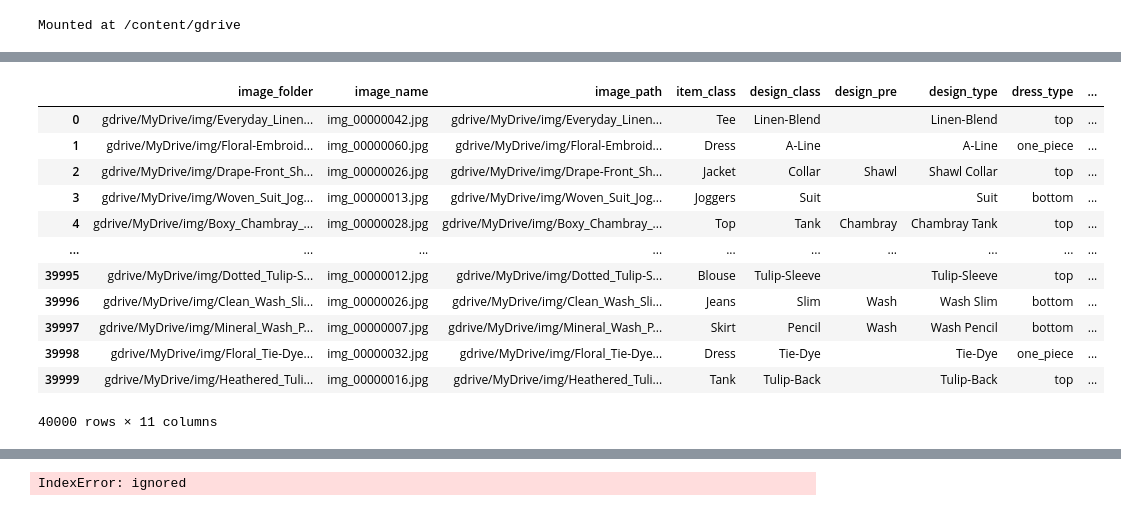
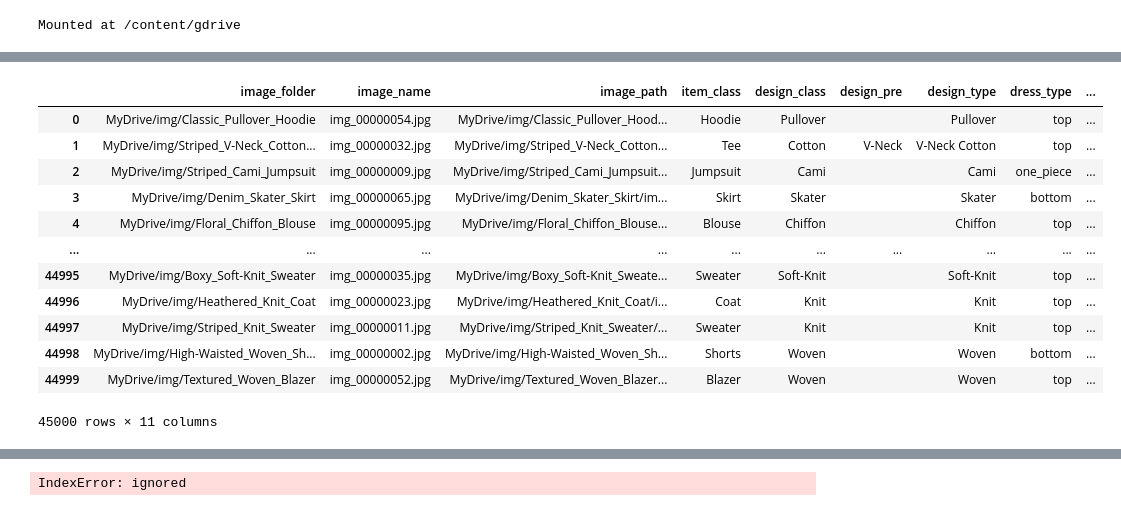
Before and after one commit to juhi2811/DeepFashionFeaturizer, a Jupyter notebook: Multi_output_dnn.ipynb, the cells around one changed output, grey strips where cells are left out. Drawn from its saved outputs; the diff is of its cells as text; code cells hidden in the pictures.

```diff
--- a/Multi_output_dnn.ipynb
+++ b/Multi_output_dnn.ipynb
@@ -78,2 +98,2 @@ df_images=pd.DataFrame(columns=["image_folder","image_name"])
 # %%
-folders_images=["gdrive/MyDrive/img/"+f for f in os.listdir("gdrive/MyDrive/img") if "." not in f]
+folders_images=["MyDrive/img/"+f for f in os.listdir("MyDrive/img") if "." not in f]
@@ -152,7 +187,7 @@ casuals=[ 'Tee', 'Top', 'Sweater', 'Halter',   'Jacket',
 sporty=['Hoodie','Tank','Jersey','Joggers',  'Hoodie']
 df_images["dress_type"]=df_images["item_class"].apply(lambda x: ["top" if x in tops else "bottom" if x in bottoms else "one_piece"][0])
 df_images["dress_ocassion"]=df_images["item_class"].apply(lambda x: ["sporty" if x in sporty else "formal" if x in formals else "casual"][0])
-df_images["broad_design"]=df_images["design_type"].apply(lambda x: ["Print" if ("print" in x.lower() or "floral" in x.lower() or "dot" in x.lower() or "embroidere" in x.lower() or "stripe" in x.lower() or "boxy" in x.lower()) else "Washed" if ("dye" in x.lower() or "wash" in x.lower() or "tulip" in x.lower()) else "Knit" if ("knit" in x.lower() or "embroidere" in x.lower() or "woven" in x.lower() or "crochet" in x.lower() or "texture" in x.lower()) else "Classic"][0])
+df_images["broad_design"]=df_images["design_type"].apply(lambda x: ["Print" if ("print" in x.lower() or "floral" in x.lower() or "dot" in x.lower() or "tulip" in x.lower() or "stripe" in x.lower() or "boxy" in x.lower() or "tulip" in x.lower() or "rose" in x.lower()) else "Knit" if ("knit" in x.lower()  or "embroidere" in x.lower() or "woven" in x.lower() or "crochet" in x.lower() or "texture" in x.lower()) else "Classic"][0])
 # %%
-df_images["print_type"]=df_images["design_type"].apply(lambda x: ["Dotted" if "dot" in x.lower() else "Floral" if  ("floral" in x.lower() or "embroidere" in x.lower()) else "Striped" if "stripe" in x.lower() else "Lined"  if "boxy" in x.lower() else "Graphic" if "graphic" in x.lower() else "NA"][0])
-df_images["print_type"]=df_images.apply(lambda dfx: ["Other prints" if (dfx["broad_design"]=="Print" and dfx["print_type"]=="NA") else dfx["print_type"]],axis=1)
+df_images["print_type"]=df_images["design_type"].apply(lambda x: ["Dotted" if ("dot" in x.lower() or "spot" in x.lower()) else "Floral" if  ("floral" in x.lower() or "rose" in x.lower()) else "Striped" if ("stripe" in x.lower() and "lined" in x.lower()) else "Boxed"  if "boxy" in x.lower() else "Graphic" if "graphic" in x.lower() else "NA"][0])
+df_images["print_type"]=df_images.apply(lambda dfx: ["Other prints" if (dfx["broad_design"]=="Print" and dfx["print_type"]=="NA") else dfx["print_type"]][0],axis=1)
@@ -179,21 +223,22 @@ df_images[df_images["design_type"].str.contains("Baroque")]
 # %%
+###Sampling for equal number of samples per design
 df_images_rel_des=pd.DataFrame()
 for dt in df_images["broad_design"].unique():
-  df_append=df_images[df_images["broad_design"]==dt].sample(n=10000, replace=True, random_state=44)
+  df_append=df_images[df_images["broad_design"]==dt].sample(n=15000, replace=True, random_state=44)
   df_images_rel_des=df_images_rel_des.append(df_append,ignore_index=True)
 df_images_rel_des
 # %% [output]
 |  | image_folder | image_name | image_path | item_class | design_class | design_pre | design_type | dress_type | ... |
-| 0 | gdrive/MyDrive/img/Everyday_Linen... | img_00000042.jpg | gdrive/MyDrive/img/Everyday_Linen... | Tee | Linen-Blend |  | Linen-Blend | top | ... |
-| 1 | gdrive/MyDrive/img/Floral-Embroid... | img_00000060.jpg | gdrive/MyDrive/img/Floral-Embroid... | Dress | A-Line |  | A-Line | one_piece | ... |
-| 2 | gdrive/MyDrive/img/Drape-Front_Sh... | img_00000026.jpg | gdrive/MyDrive/img/Drape-Front_Sh... | Jacket | Collar | Shawl | Shawl Collar | top | ... |
-| 3 | gdrive/MyDrive/img/Woven_Suit_Jog... | img_00000013.jpg | gdrive/MyDrive/img/Woven_Suit_Jog... | Joggers | Suit |  | Suit | bottom | ... |
-| 4 | gdrive/MyDrive/img/Boxy_Chambray_... | img_00000028.jpg | gdrive/MyDrive/img/Boxy_Chambray_... | Top | Tank | Chambray | Chambray Tank | top | ... |
+| 0 | MyDrive/img/Classic_Pullover_Hoodie | img_00000054.jpg | MyDrive/img/Classic_Pullover_Hood... | Hoodie | Pullover |  | Pullover | top | ... |
+| 1 | MyDrive/img/Striped_V-Neck_Cotton... | img_00000032.jpg | MyDrive/img/Striped_V-Neck_Cotton... | Tee | Cotton | V-Neck | V-Neck Cotton | top | ... |
+| 2 | MyDrive/img/Striped_Cami_Jumpsuit | img_00000009.jpg | MyDrive/img/Striped_Cami_Jumpsuit... | Jumpsuit | Cami |  | Cami | one_piece | ... |
+| 3 | MyDrive/img/Denim_Skater_Skirt | img_00000065.jpg | MyDrive/img/Denim_Skater_Skirt/im... | Skirt | Skater |  | Skater | bottom | ... |
+| 4 | MyDrive/img/Floral_Chiffon_Blouse | img_00000095.jpg | MyDrive/img/Floral_Chiffon_Blouse... | Blouse | Chiffon |  | Chiffon | top | ... |
 | ... | ... | ... | ... | ... | ... | ... | ... | ... | ... |
-| 39995 | gdrive/MyDrive/img/Dotted_Tulip-S... | img_00000012.jpg | gdrive/MyDrive/img/Dotted_Tulip-S... | Blouse | Tulip-Sleeve |  | Tulip-Sleeve | top | ... |
-| 39996 | gdrive/MyDrive/img/Clean_Wash_Sli... | img_00000026.jpg | gdrive/MyDrive/img/Clean_Wash_Sli... | Jeans | Slim | Wash | Wash Slim | bottom | ... |
-| 39997 | gdrive/MyDrive/img/Mineral_Wash_P... | img_00000007.jpg | gdrive/MyDrive/img/Mineral_Wash_P... | Skirt | Pencil | Wash | Wash Pencil | bottom | ... |
-| 39998 | gdrive/MyDrive/img/Floral_Tie-Dye... | img_00000032.jpg | gdrive/MyDrive/img/Floral_Tie-Dye... | Dress | Tie-Dye |  | Tie-Dye | one_piece | ... |
-| 39999 | gdrive/MyDrive/img/Heathered_Tuli... | img_00000016.jpg | gdrive/MyDrive/img/Heathered_Tuli... | Tank | Tulip-Back |  | Tulip-Back | top | ... |
+| 44995 | MyDrive/img/Boxy_Soft-Knit_Sweater | img_00000035.jpg | MyDrive/img/Boxy_Soft-Knit_Sweate... | Sweater | Soft-Knit |  | Soft-Knit | top | ... |
+| 44996 | MyDrive/img/Heathered_Knit_Coat | img_00000023.jpg | MyDrive/img/Heathered_Knit_Coat/i... | Coat | Knit |  | Knit | top | ... |
+| 44997 | MyDrive/img/Striped_Knit_Sweater | img_00000011.jpg | MyDrive/img/Striped_Knit_Sweater/... | Sweater | Knit |  | Knit | top | ... |
+| 44998 | MyDrive/img/High-Waisted_Woven_Sh... | img_00000002.jpg | MyDrive/img/High-Waisted_Woven_Sh... | Shorts | Woven |  | Woven | bottom | ... |
+| 44999 | MyDrive/img/Textured_Woven_Blazer | img_00000052.jpg | MyDrive/img/Textured_Woven_Blazer... | Blazer | Woven |  | Woven | top | ... |
-40000 rows × 11 columns
+45000 rows × 11 columns
 # %%
```
Also changed, not shown: parts of 85 cells of this notebook.
